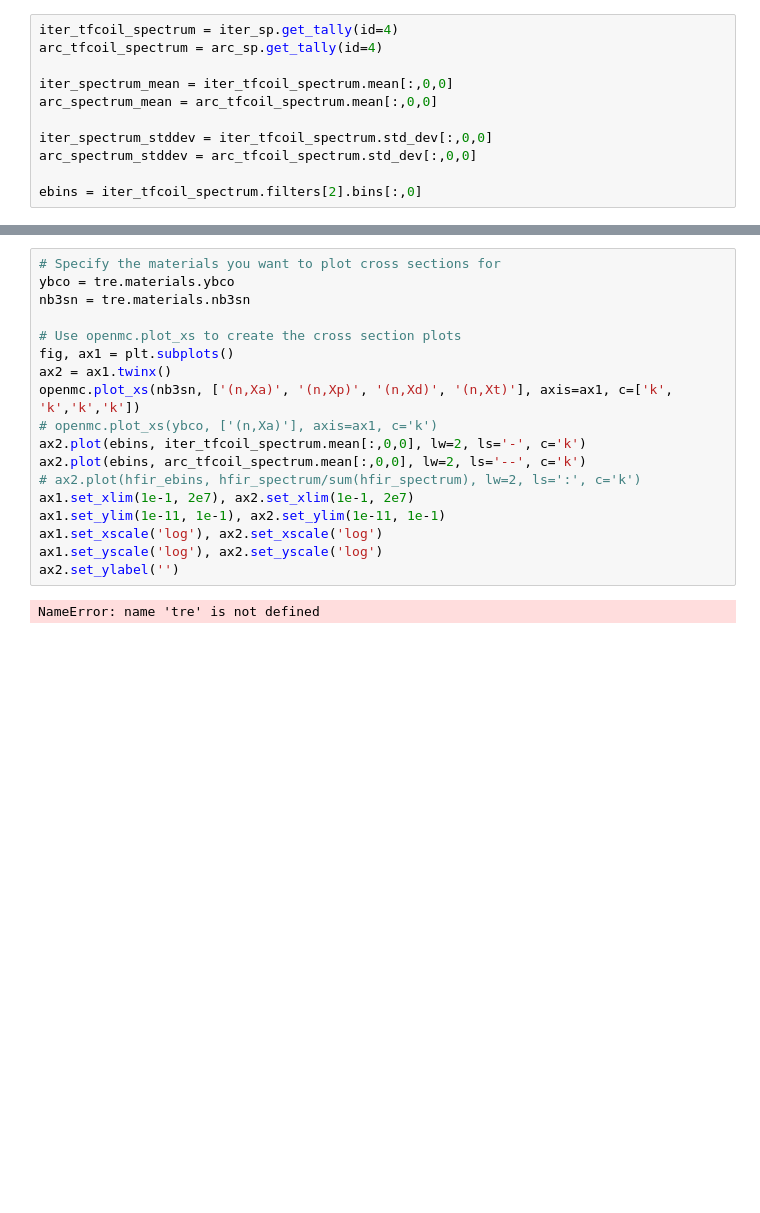
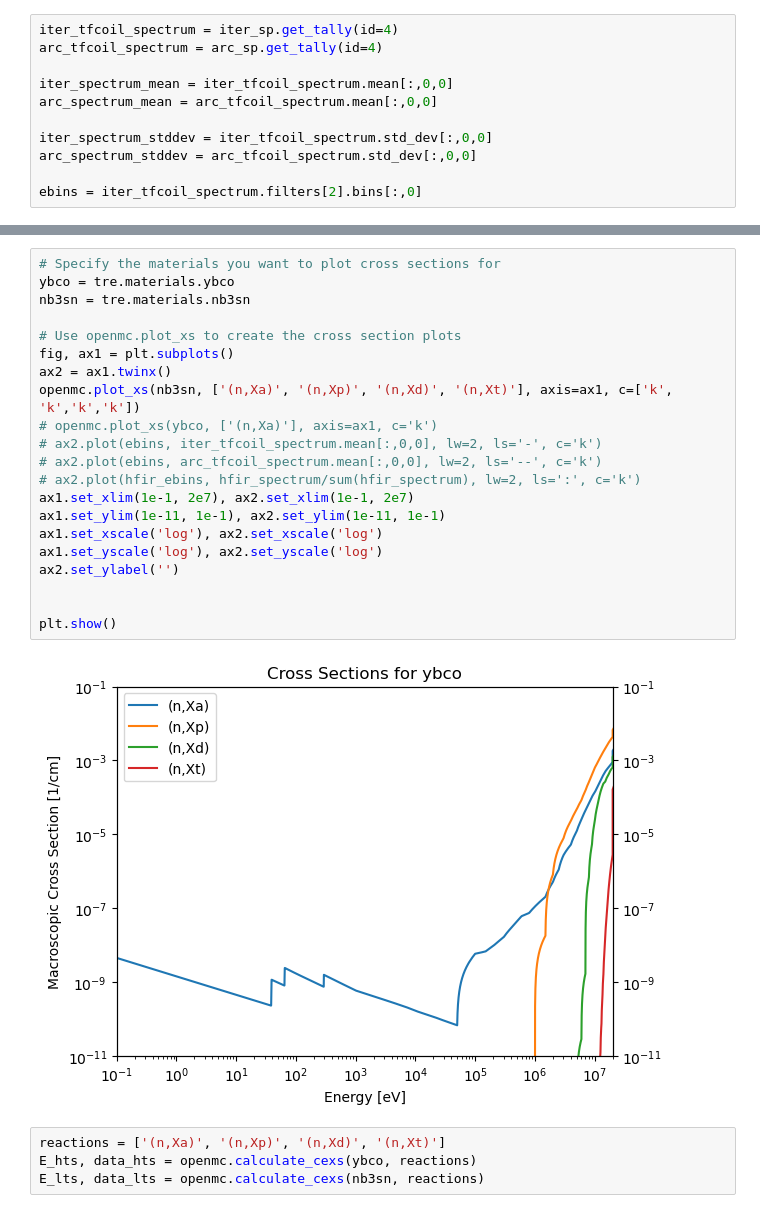
Before and after one commit to SteSeg/tokamak_radiation_environment, a Jupyter notebook: notebooks/iter_arc_magnet_flux.ipynb, the cells around one changed output, grey strips where cells are left out. Cells and saved outputs as stored; diff of their text form; blank space fills up the shorter version.

```diff
--- a/notebooks/iter_arc_magnet_flux.ipynb
+++ b/notebooks/iter_arc_magnet_flux.ipynb
@@ -160,20 +69,27 @@ plt.loglog(ebins, arc_tfcoil_spectrum.std_dev[:,0,0] / arc_tfcoil_spectrum.mean[
 # %%
 # Specify the materials you want to plot cross sections for
 ybco = tre.materials.ybco
 nb3sn = tre.materials.nb3sn
 
 # Use openmc.plot_xs to create the cross section plots
 fig, ax1 = plt.subplots()
 ax2 = ax1.twinx()
 openmc.plot_xs(nb3sn, ['(n,Xa)', '(n,Xp)', '(n,Xd)', '(n,Xt)'], axis=ax1, c=['k', 'k','k','k'])
 # openmc.plot_xs(ybco, ['(n,Xa)'], axis=ax1, c='k')
-ax2.plot(ebins, iter_tfcoil_spectrum.mean[:,0,0], lw=2, ls='-', c='k')
-ax2.plot(ebins, arc_tfcoil_spectrum.mean[:,0,0], lw=2, ls='--', c='k')
+# ax2.plot(ebins, iter_tfcoil_spectrum.mean[:,0,0], lw=2, ls='-', c='k')
+# ax2.plot(ebins, arc_tfcoil_spectrum.mean[:,0,0], lw=2, ls='--', c='k')
 # ax2.plot(hfir_ebins, hfir_spectrum/sum(hfir_spectrum), lw=2, ls=':', c='k')
 ax1.set_xlim(1e-1, 2e7), ax2.set_xlim(1e-1, 2e7)
 ax1.set_ylim(1e-11, 1e-1), ax2.set_ylim(1e-11, 1e-1)
 ax1.set_xscale('log'), ax2.set_xscale('log')
 ax1.set_yscale('log'), ax2.set_yscale('log')
 ax2.set_ylabel('')
+
+
+plt.show()
 # %% [output]
-NameError: name 'tre' is not defined
+[figure, added]
+# %%
+reactions = ['(n,Xa)', '(n,Xp)', '(n,Xd)', '(n,Xt)']
+E_hts, data_hts = openmc.calculate_cexs(ybco, reactions)
+E_lts, data_lts = openmc.calculate_cexs(nb3sn, reactions)
```
Also changed, not shown: parts of 13 cells of this notebook, 1 other file.
